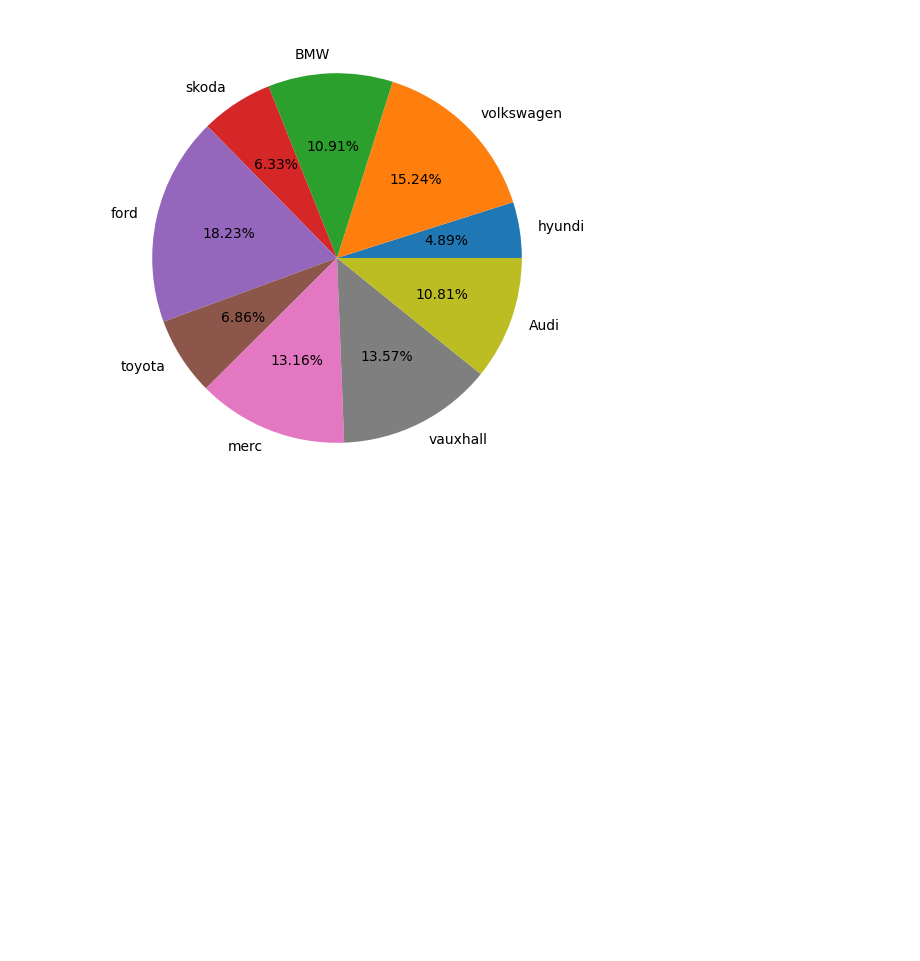
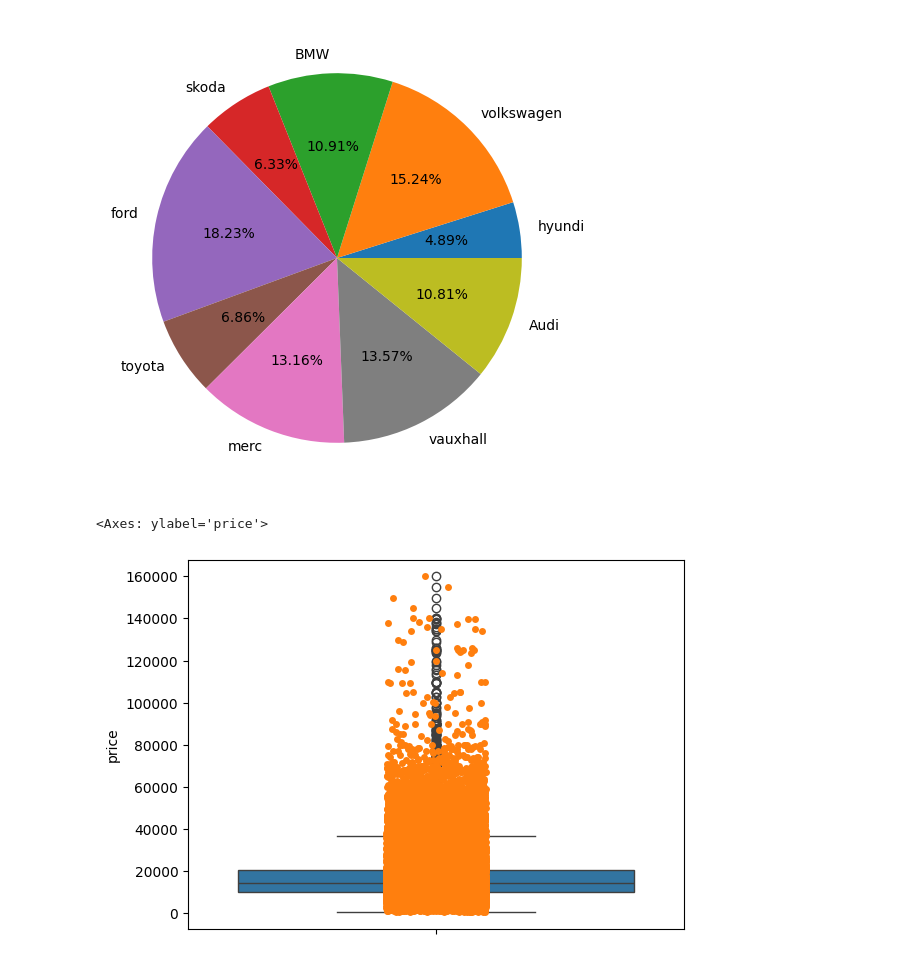
Before and after one commit to rajendra195/data_science_ML_Metro, a Jupyter notebook: week_04/stats/Practice/diagram.ipynb, the cells around one changed output. Drawn from its saved outputs; the diff is of its cells as text; code cells hidden in the pictures; blank space fills up the shorter version.

```diff
--- a/week_04/stats/Practice/diagram.ipynb
+++ b/week_04/stats/Practice/diagram.ipynb
@@ -242,3 +229,9 @@ plt.pie(counts, labels=cars, autopct="%.2f%%")
 plt.show()
 # %% [output]
 [figure]
+# %%
+sns.boxplot(df["price"])
+sns.stripplot(df["price"])
+# %% [output]
+<Axes: ylabel='price'>
+[figure, added]
```
Also changed, not shown: parts of 7 cells of this notebook, 1 other file.
